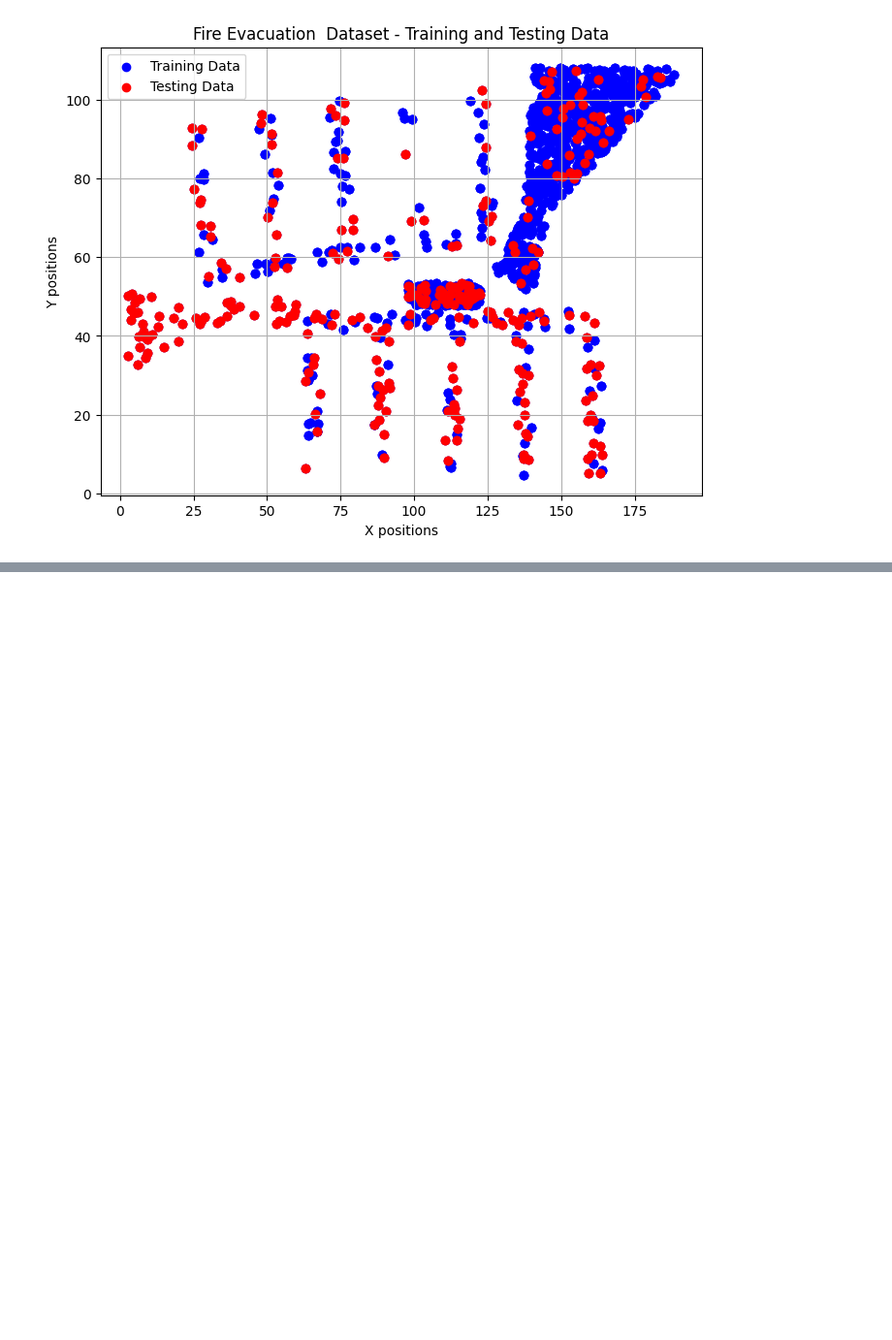
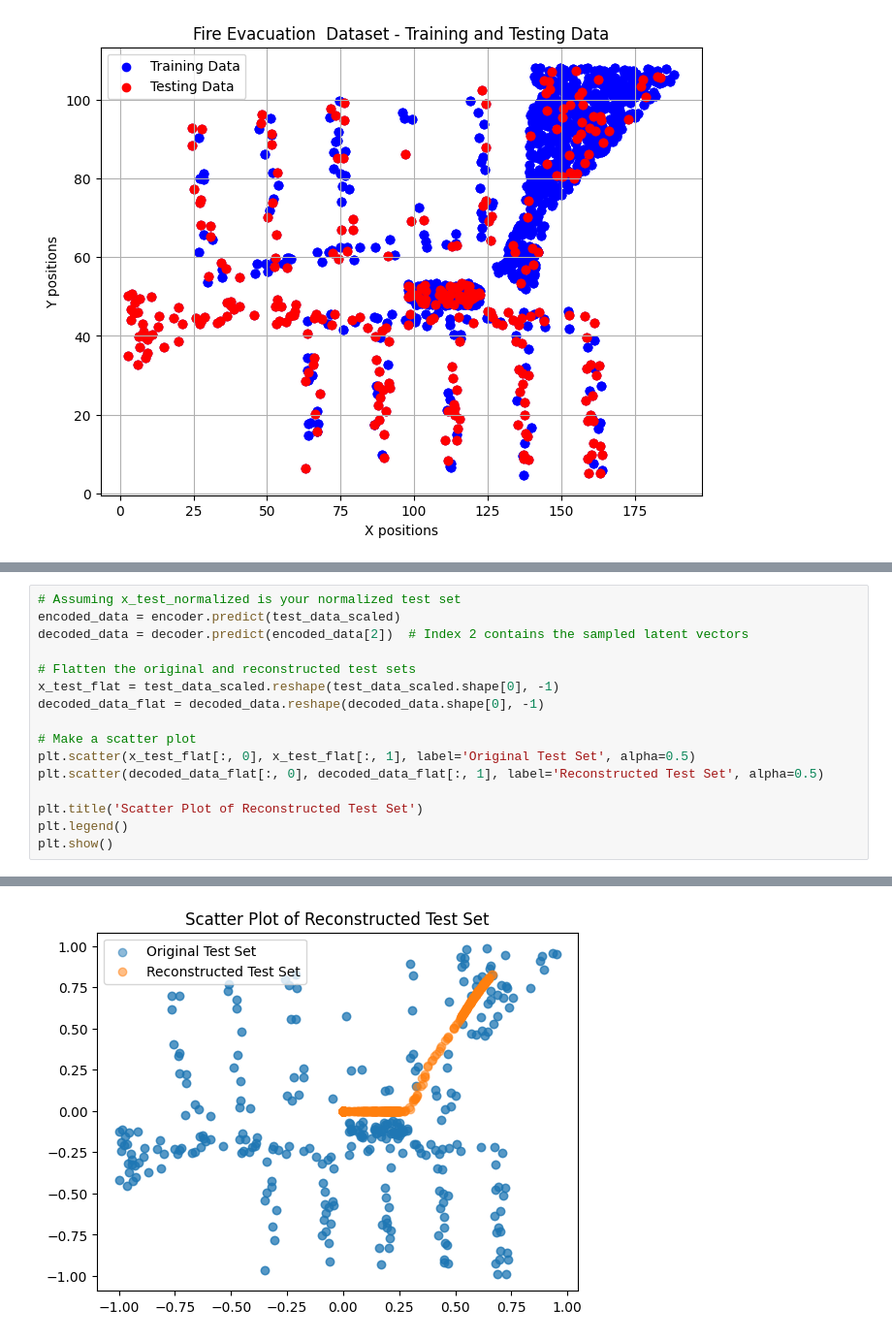
Before and after one commit to mymermer/MLCMS, a Jupyter notebook: Exercise03/Task4.ipynb, the cells around one changed output, grey strips where cells are left out. Shown at 97% size. Drawn from its saved outputs; the diff is of its cells as text; blank space fills up the shorter version.

```diff
--- a/Exercise03/Task4.ipynb
+++ b/Exercise03/Task4.ipynb
@@ -132,0 +138,17 @@ plt.show()
+# %%
+# Assuming x_test_normalized is your normalized test set
+encoded_data = encoder.predict(test_data_scaled)
+decoded_data = decoder.predict(encoded_data[2])  # Index 2 contains the sampled latent vectors
+
+# Flatten the original and reconstructed test sets
+x_test_flat = test_data_scaled.reshape(test_data_scaled.shape[0], -1)
+decoded_data_flat = decoded_data.reshape(decoded_data.shape[0], -1)
+
+# Make a scatter plot
+plt.scatter(x_test_flat[:, 0], x_test_flat[:, 1], label='Original Test Set', alpha=0.5)
+plt.scatter(decoded_data_flat[:, 0], decoded_data_flat[:, 1], label='Reconstructed Test Set', alpha=0.5)
+
+plt.title('Scatter Plot of Reconstructed Test Set')
+plt.legend()
+plt.show()
+# %% [output]
@@ -132,0 +157 @@ plt.show()
+[figure, added]
```
Also changed, not shown: parts of 7 cells of this notebook, 1 other file.
